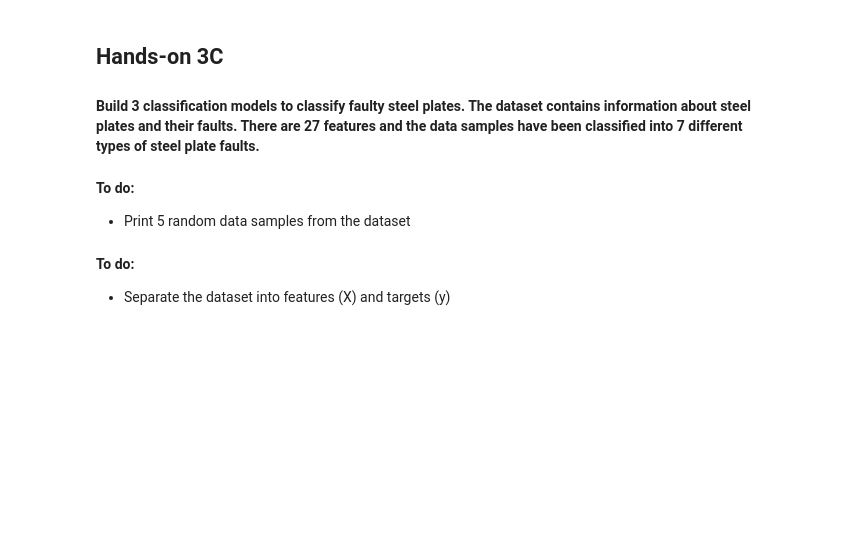
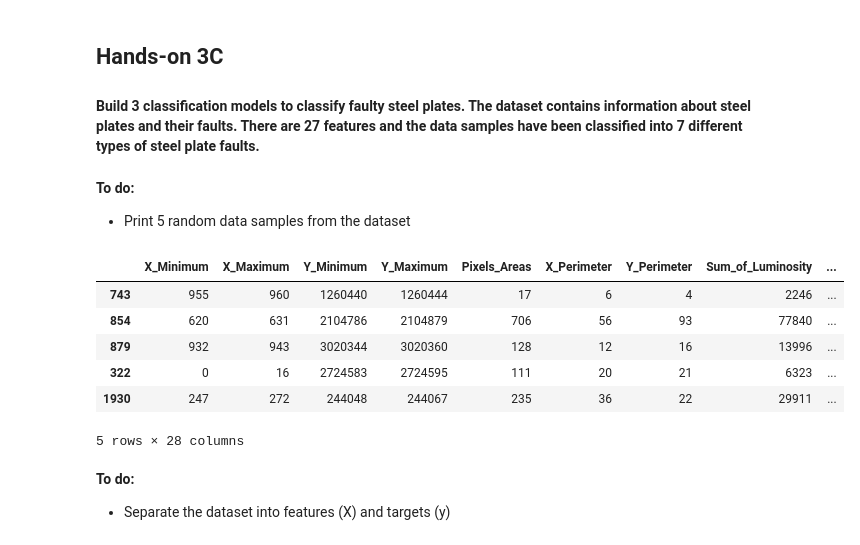
Before and after one commit to wooihaw/pai_apr2025, a Jupyter notebook: Part_3/handson_3/handson_3c.ipynb, the cells around one changed output. Cells and saved outputs as stored; diff of their text form; code cells hidden in the pictures; blank space fills up the shorter version.

```diff
--- a/Part_3/handson_3/handson_3c.ipynb
+++ b/Part_3/handson_3/handson_3c.ipynb
@@ -33,6 +33,16 @@ else:
 # %% [markdown]
 **To do:**
 - Print 5 random data samples from the dataset
+# %%
+df.sample(5)
+# %% [output]
+|  | X_Minimum | X_Maximum | Y_Minimum | Y_Maximum | Pixels_Areas | X_Perimeter | Y_Perimeter | Sum_of_Luminosity | ... |
+| 743 | 955 | 960 | 1260440 | 1260444 | 17 | 6 | 4 | 2246 | ... |
+| 854 | 620 | 631 | 2104786 | 2104879 | 706 | 56 | 93 | 77840 | ... |
+| 879 | 932 | 943 | 3020344 | 3020360 | 128 | 12 | 16 | 13996 | ... |
+| 322 | 0 | 16 | 2724583 | 2724595 | 111 | 20 | 21 | 6323 | ... |
+| 1930 | 247 | 272 | 244048 | 244067 | 235 | 36 | 22 | 29911 | ... |
+5 rows × 28 columns
 # %% [markdown]
 **To do:**
 - Separate the dataset into features (X) and targets (y)
```
Also changed, not shown: parts of 4 cells of this notebook, 5 other files.
